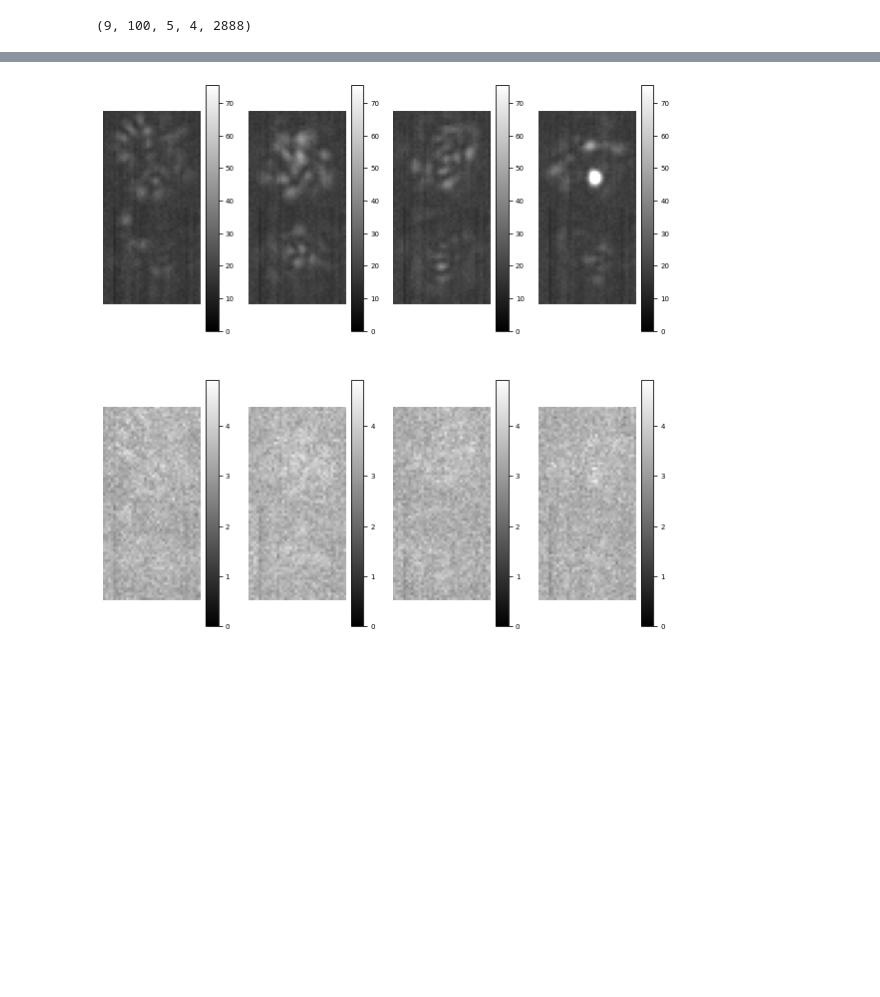
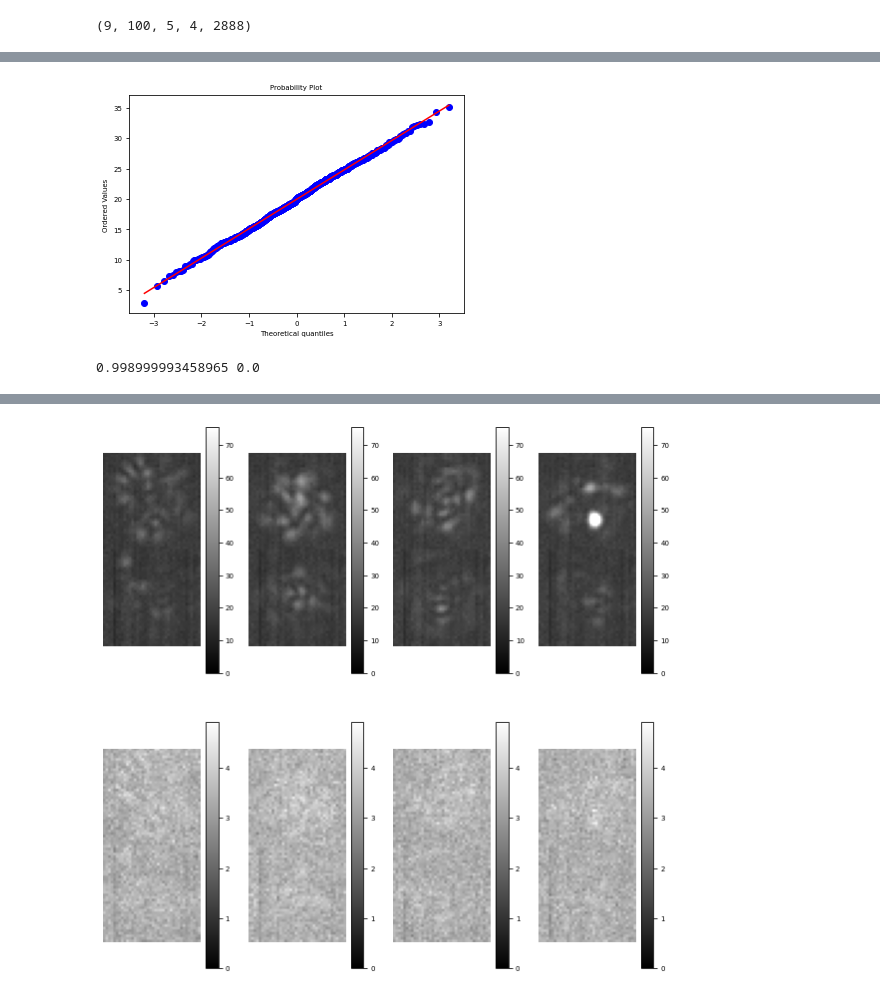
Before and after one commit to rodguti90/Article_PrecisionLimitTensorWFS, a Jupyter notebook: Crashing_disorder_figures.ipynb, the cells around one changed output, grey strips where cells are left out. Saved outputs shown, nothing was run; the diff lists cells and outputs as text; code cells hidden in the pictures; blank space fills up the shorter version.

```diff
--- a/Crashing_disorder_figures.ipynb
+++ b/Crashing_disorder_figures.ipynb
@@ -937,0 +1030,9 @@ plt.savefig(os.path.join(fig_path,'Inoise.pdf'),bbox_inches='tight')
+# %%
+measurements = np.random.normal(loc = 20, scale = 5, size=1000)
+stats.probplot(measurements, dist='norm', plot=pylab)
+pylab.show()
+ks_statistic, p_value = kstest(measurements, 'norm')
+print(ks_statistic, p_value)
+# %% [output]
+[figure, added]
+0.998999993458965 0.0
```
Also changed, not shown: parts of 27 cells of this notebook, 10 other files.
